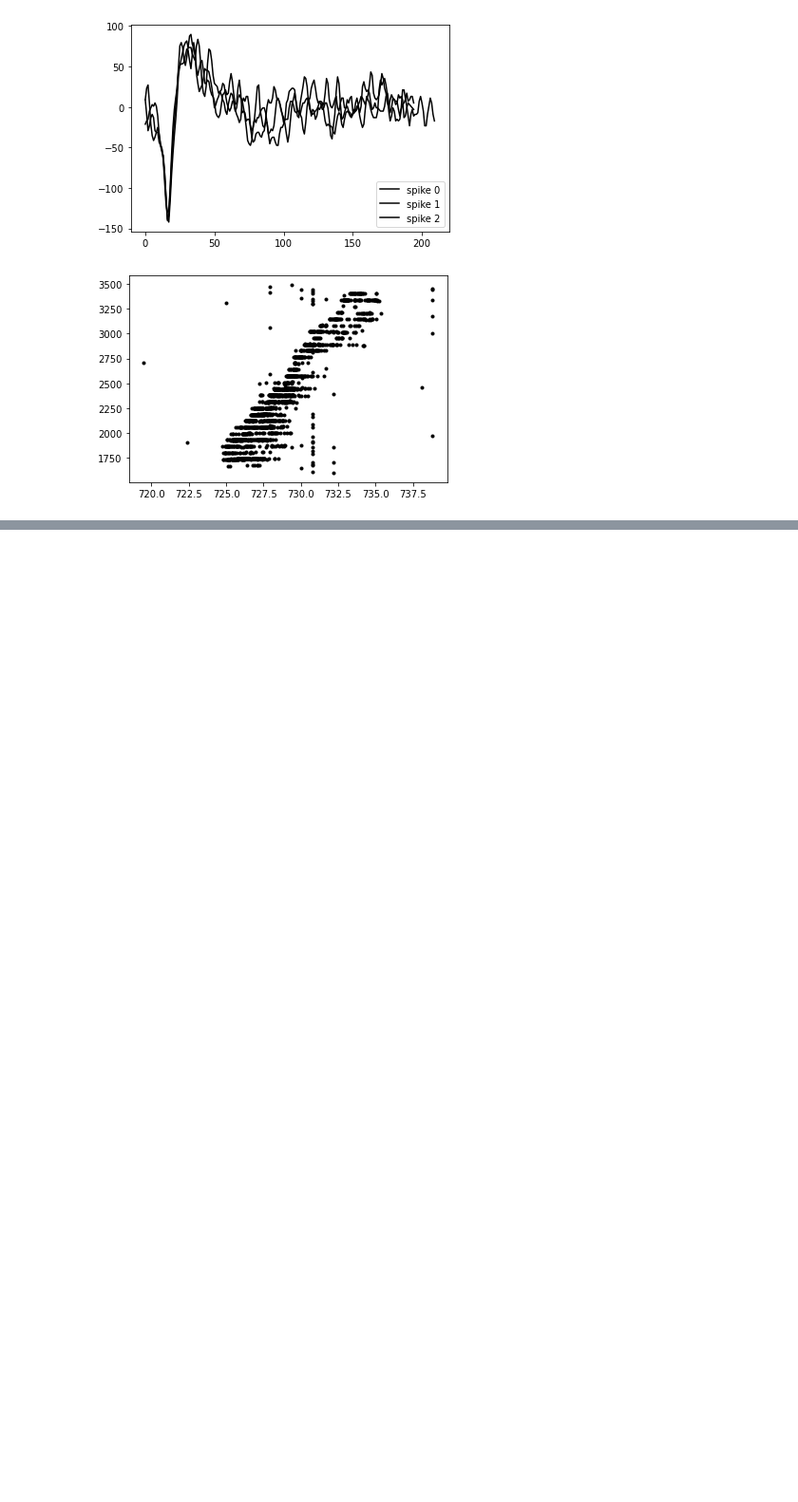
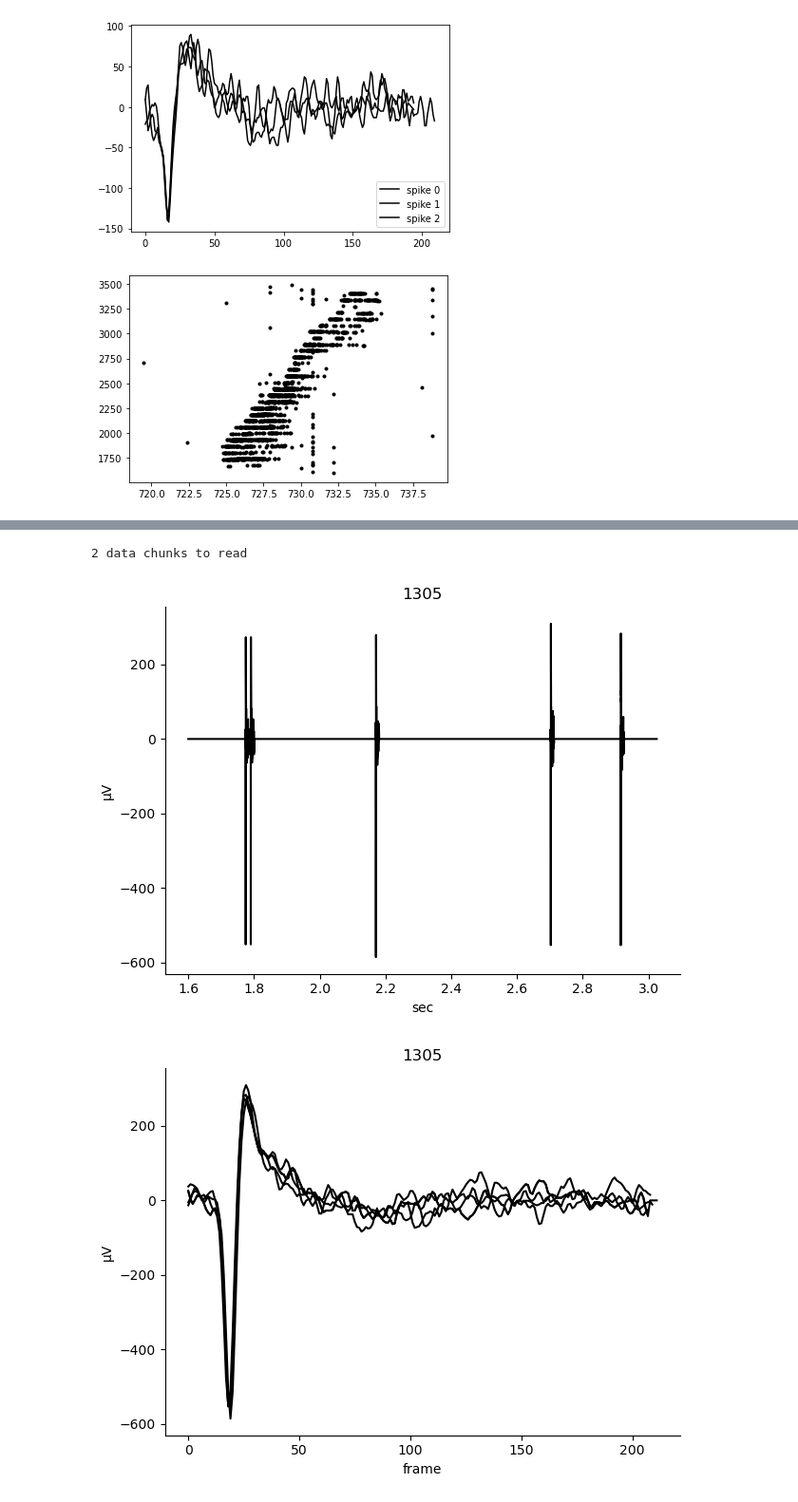
Before and after one commit to JeandeMontigny/beaf, a Jupyter notebook: notebooks/read_brw_files.ipynb, the cells around one changed output, grey strips where cells are left out. Shown: that part at 95% size. Drawn from its saved outputs; the diff is of its cells as text; code cells hidden in the pictures; blank space fills up the shorter version.

```diff
--- a/notebooks/read_brw_files.ipynb
+++ b/notebooks/read_brw_files.ipynb
@@ -214,0 +220,12 @@ bv.plot_activity_map(File, method="min-max")
+# %%
+start = 1.6
+stop = 2.95
+File = br.read_brw_file("../recordings/cerebellum-slice1-01.brw", t_start = start, t_end = stop, ch_to_extract="all")
+
+bv.plot_raw_compressed(File, [1305], visualisation="reconstructed", t_start=start, t_end="all")
+bv.plot_raw_compressed(File, [1305], visualisation="superimposed", t_start=start, t_end="all")
+bv.plot_activity_map(File, label=[1305], method="std", min_range=30)
+# %% [output]
+2 data chunks to read
+[figure, added]
+[figure, added]
```
Also changed, not shown: parts of 8 cells of this notebook.
